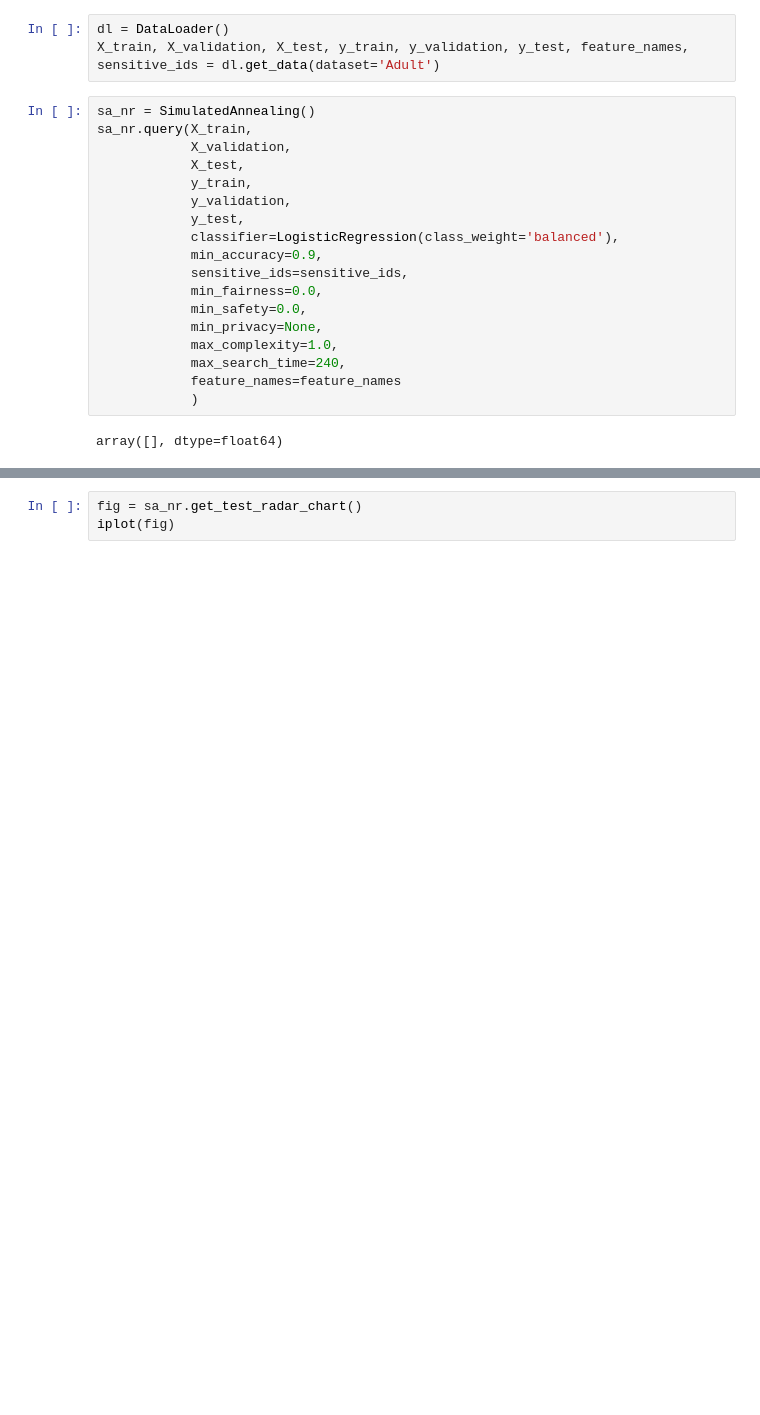
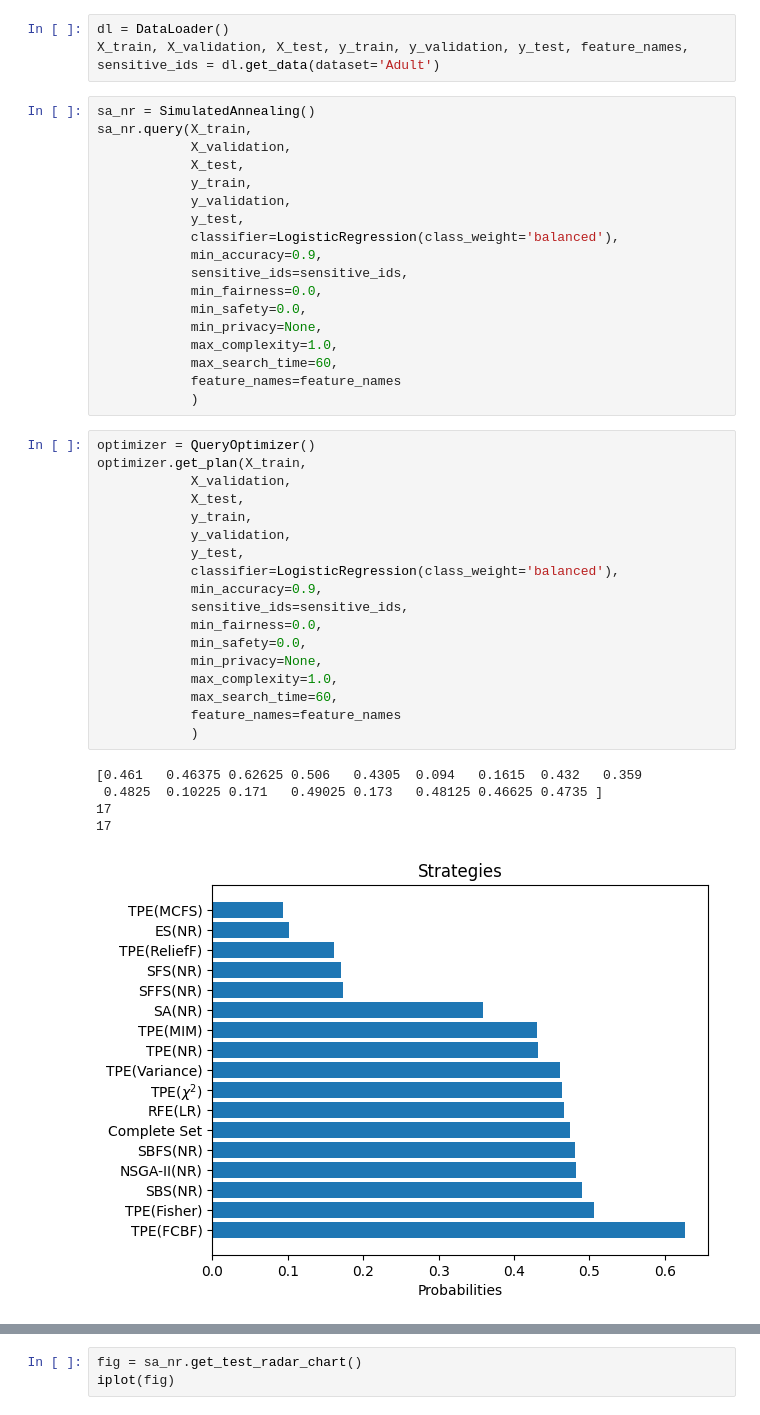
Before and after one commit to BigDaMa/DFS, a Jupyter notebook: new_project/fastsklearnfeature/interactiveAutoML/new_bench/multiobjective/metalearning/openml_data/notebook/Tutorial.ipynb, the cells around one changed output, grey strips where cells are left out. Drawn from its saved outputs; the diff is of its cells as text; blank space fills up the shorter version.

Commit message:
add optimizer to notebook api

```diff
--- a/new_project/fastsklearnfeature/interactiveAutoML/new_bench/multiobjective/metalearning/openml_data/notebook/Tutorial.ipynb
+++ b/new_project/fastsklearnfeature/interactiveAutoML/new_bench/multiobjective/metalearning/openml_data/notebook/Tutorial.ipynb
@@ -25,11 +26,33 @@ sa_nr.query(X_train,
 			min_safety=0.0,
 			min_privacy=None,
 			max_complexity=1.0,
-			max_search_time=240,
+			max_search_time=60,
 			feature_names=feature_names
 			)
-# %% [output]
-array([], dtype=float64)
+# %%
+optimizer = QueryOptimizer()
+optimizer.get_plan(X_train,
+			X_validation,
+			X_test,
+			y_train,
+			y_validation,
+			y_test,
+			classifier=LogisticRegression(class_weight='balanced'),
+			min_accuracy=0.9,
+			sensitive_ids=sensitive_ids,
+			min_fairness=0.0,
+			min_safety=0.0,
+			min_privacy=None,
+			max_complexity=1.0,
+			max_search_time=60,
+			feature_names=feature_names
+			)
+# %% [output]
+[0.461   0.46375 0.62625 0.506   0.4305  0.094   0.1615  0.432   0.359
+ 0.4825  0.10225 0.171   0.49025 0.173   0.48125 0.46625 0.4735 ]
+17
+17
+[figure, added]
 # %%
 sa_nr.get_progress()
 # %% [output]
```
Also changed, not shown: parts of 2 cells of this notebook, 4 other files.
